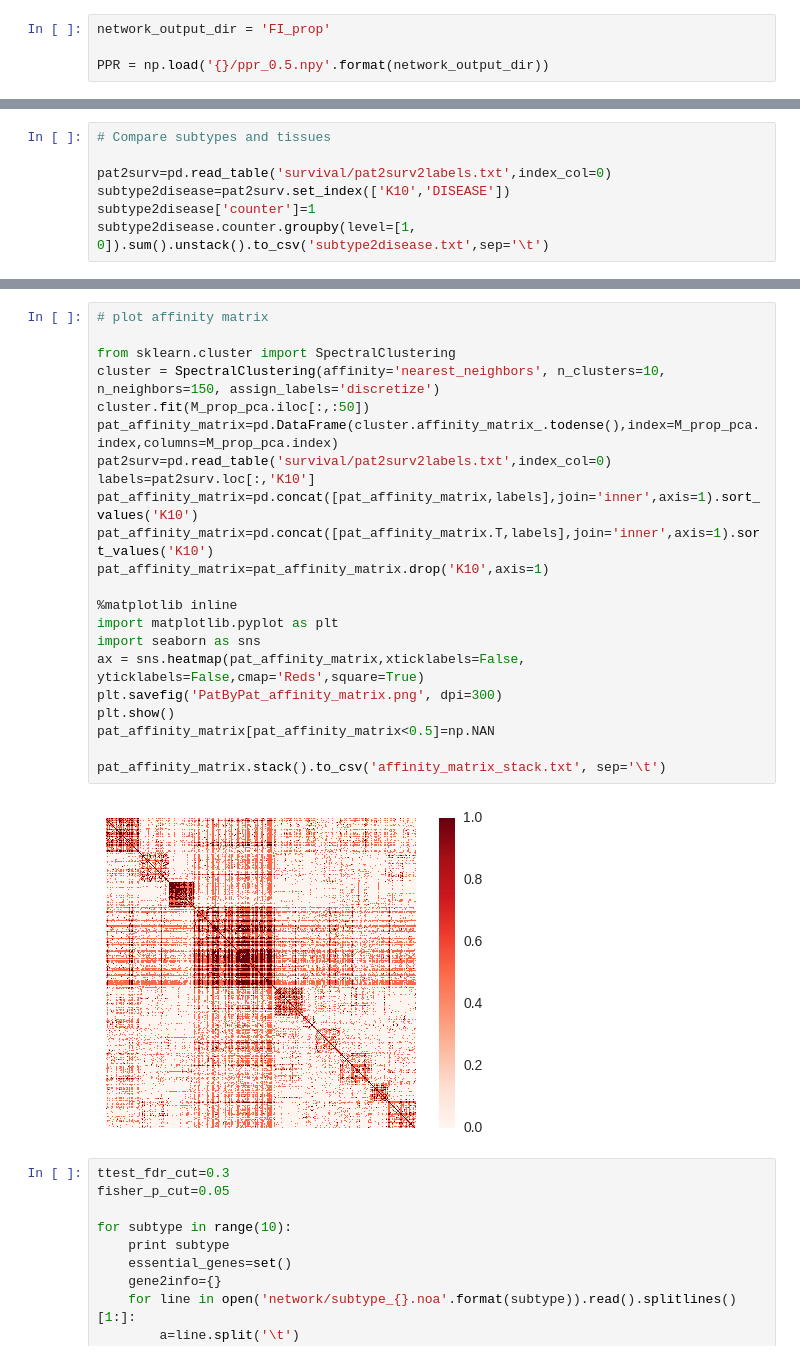
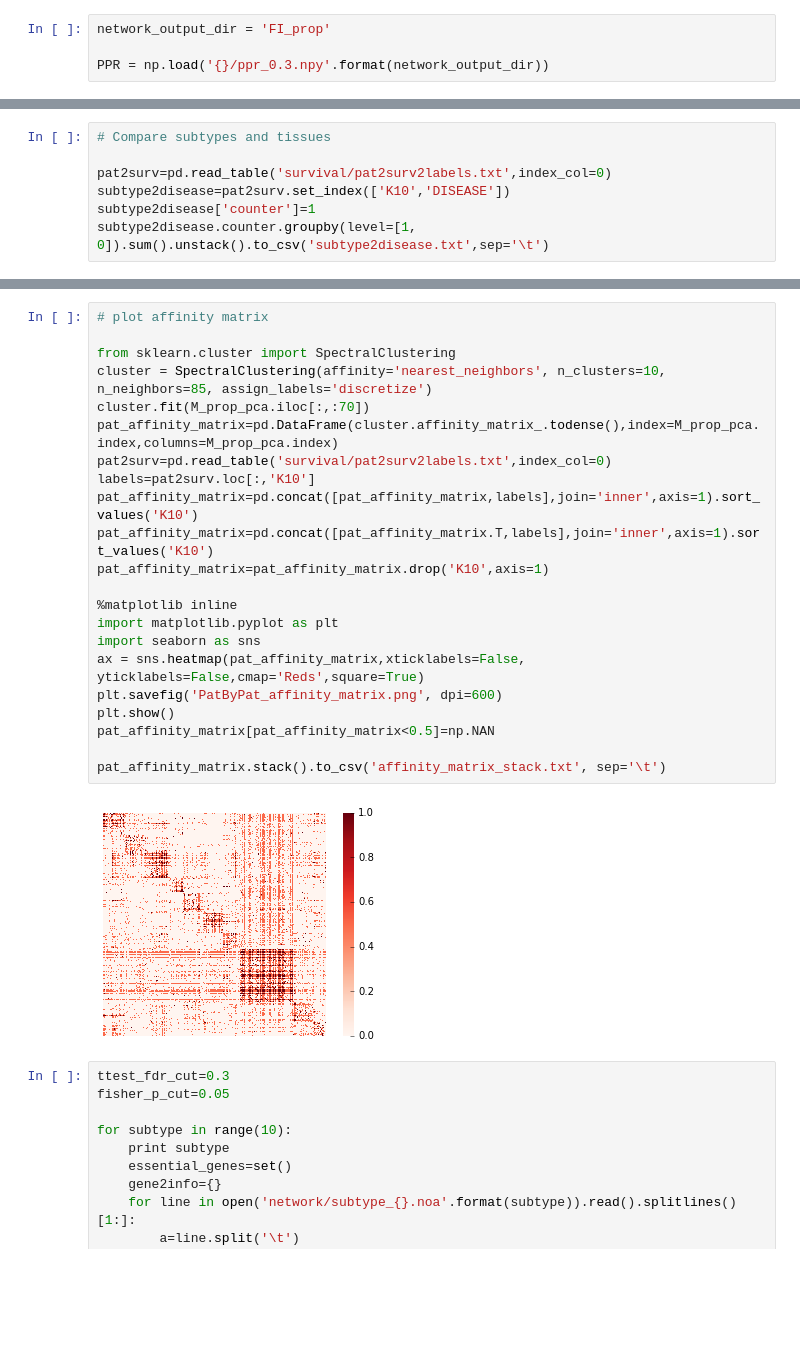
Before and after one commit to wzhang1984/Noncoding-tumor-mutation-paper, a Jupyter notebook: Network-Based_Stratification/NBS2_noncoding_cookbook.ipynb, the cells around one changed output, grey strips where cells are left out. Drawn from its saved outputs; the diff is of its cells as text; blank space fills up the shorter version.

```diff
--- a/Network-Based_Stratification/NBS2_noncoding_cookbook.ipynb
+++ b/Network-Based_Stratification/NBS2_noncoding_cookbook.ipynb
@@ -203,7 +206,7 @@ network, gene2index=nbs.load_network(file_name,network_output_dir)
 # %%
 network_output_dir = 'FI_prop'
 
-PPR = np.load('{}/ppr_0.5.npy'.format(network_output_dir))
+PPR = np.load('{}/ppr_0.3.npy'.format(network_output_dir))
 # %% [markdown]
 # Network propagation
 # %%
@@ -417,27 +424,27 @@ for cluster in cluster2line_out:
 # %%
 # plot affinity matrix
 
 from sklearn.cluster import SpectralClustering
-cluster = SpectralClustering(affinity='nearest_neighbors', n_clusters=10, n_neighbors=150, assign_labels='discretize')
-cluster.fit(M_prop_pca.iloc[:,:50])
+cluster = SpectralClustering(affinity='nearest_neighbors', n_clusters=10, n_neighbors=85, assign_labels='discretize')
+cluster.fit(M_prop_pca.iloc[:,:70])
 pat_affinity_matrix=pd.DataFrame(cluster.affinity_matrix_.todense(),index=M_prop_pca.index,columns=M_prop_pca.index)
 pat2surv=pd.read_table('survival/pat2surv2labels.txt',index_col=0)
 labels=pat2surv.loc[:,'K10']
 pat_affinity_matrix=pd.concat([pat_affinity_matrix,labels],join='inner',axis=1).sort_values('K10')
 pat_affinity_matrix=pd.concat([pat_affinity_matrix.T,labels],join='inner',axis=1).sort_values('K10')
 pat_affinity_matrix=pat_affinity_matrix.drop('K10',axis=1)
 
 %matplotlib inline
 import matplotlib.pyplot as plt
 import seaborn as sns
 ax = sns.heatmap(pat_affinity_matrix,xticklabels=False, yticklabels=False,cmap='Reds',square=True)
-plt.savefig('PatByPat_affinity_matrix.png', dpi=300)
+plt.savefig('PatByPat_affinity_matrix.png', dpi=600)
 plt.show()
 pat_affinity_matrix[pat_affinity_matrix<0.5]=np.NAN
 
 pat_affinity_matrix.stack().to_csv('affinity_matrix_stack.txt', sep='\t')
 # %% [output]
-[figure, old version]
+[figure, new version]
 # %%
 ttest_fdr_cut=0.3
 fisher_p_cut=0.05
```
Also changed, not shown: parts of 25 cells of this notebook.
